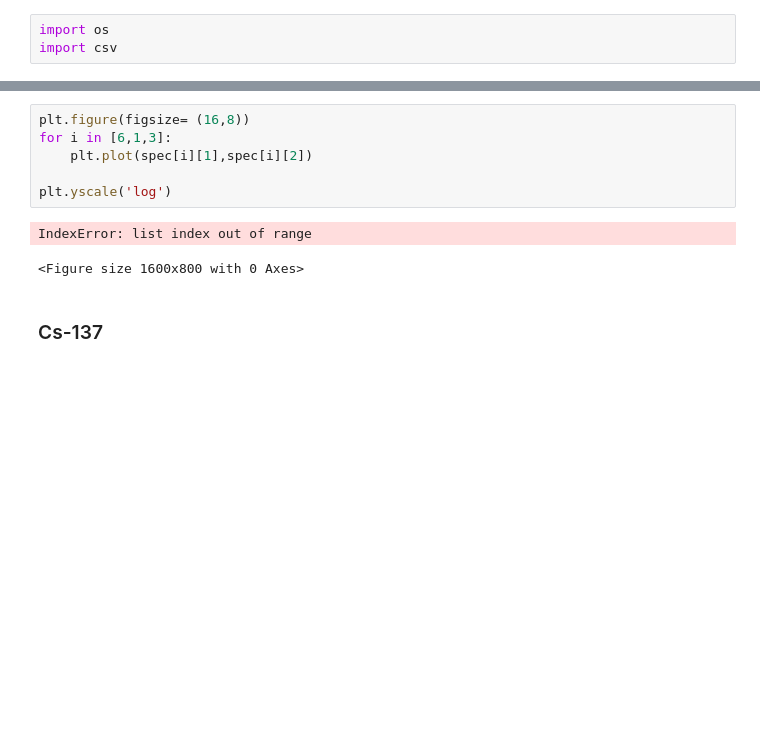
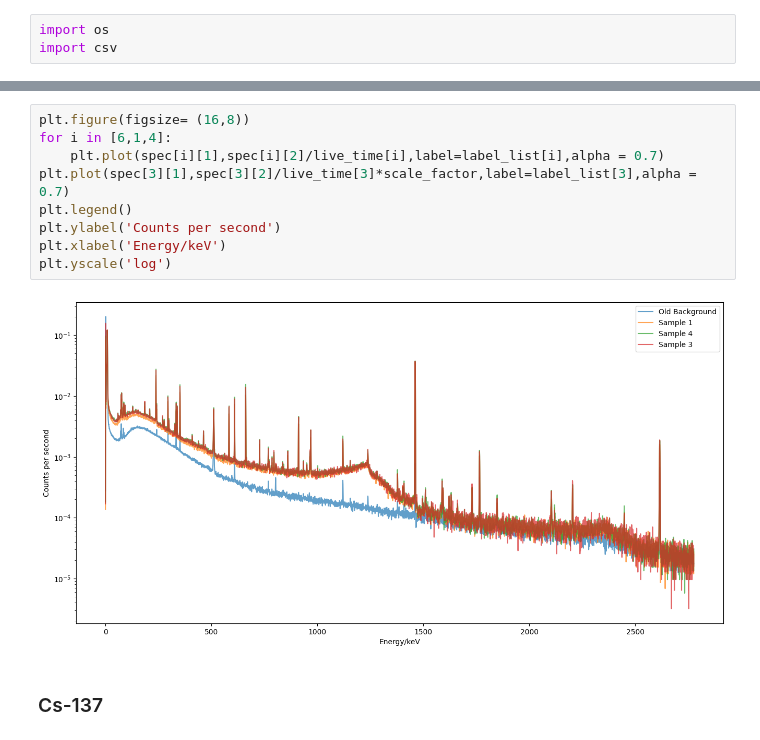
Before and after one commit to ngcnpeter/HPGe_lab_y3, a Jupyter notebook: spectal_analysis.ipynb, the cells around one changed output, grey strips where cells are left out. Drawn from its saved outputs; the diff is of its cells as text; blank space fills up the shorter version.

```diff
--- a/spectal_analysis.ipynb
+++ b/spectal_analysis.ipynb
@@ -648,12 +646,14 @@ np.mean(np.array([spec[i][2][E_arr>2640]/live_time[i] for i in [1,2,4]]))
 # %%
 plt.figure(figsize= (16,8))
-for i in [6,1,3]:
-    plt.plot(spec[i][1],spec[i][2])
-
+for i in [6,1,4]:
+    plt.plot(spec[i][1],spec[i][2]/live_time[i],label=label_list[i],alpha = 0.7)
+plt.plot(spec[3][1],spec[3][2]/live_time[3]*scale_factor,label=label_list[3],alpha = 0.7)
+plt.legend()
+plt.ylabel('Counts per second')
+plt.xlabel('Energy/keV')
 plt.yscale('log')
 # %% [output]
-IndexError: list index out of range
-<Figure size 1600x800 with 0 Axes>
+[figure, added]
 # %% [markdown]
 ### Cs-137
 # %%
```
Also changed, not shown: parts of 12 cells of this notebook.
